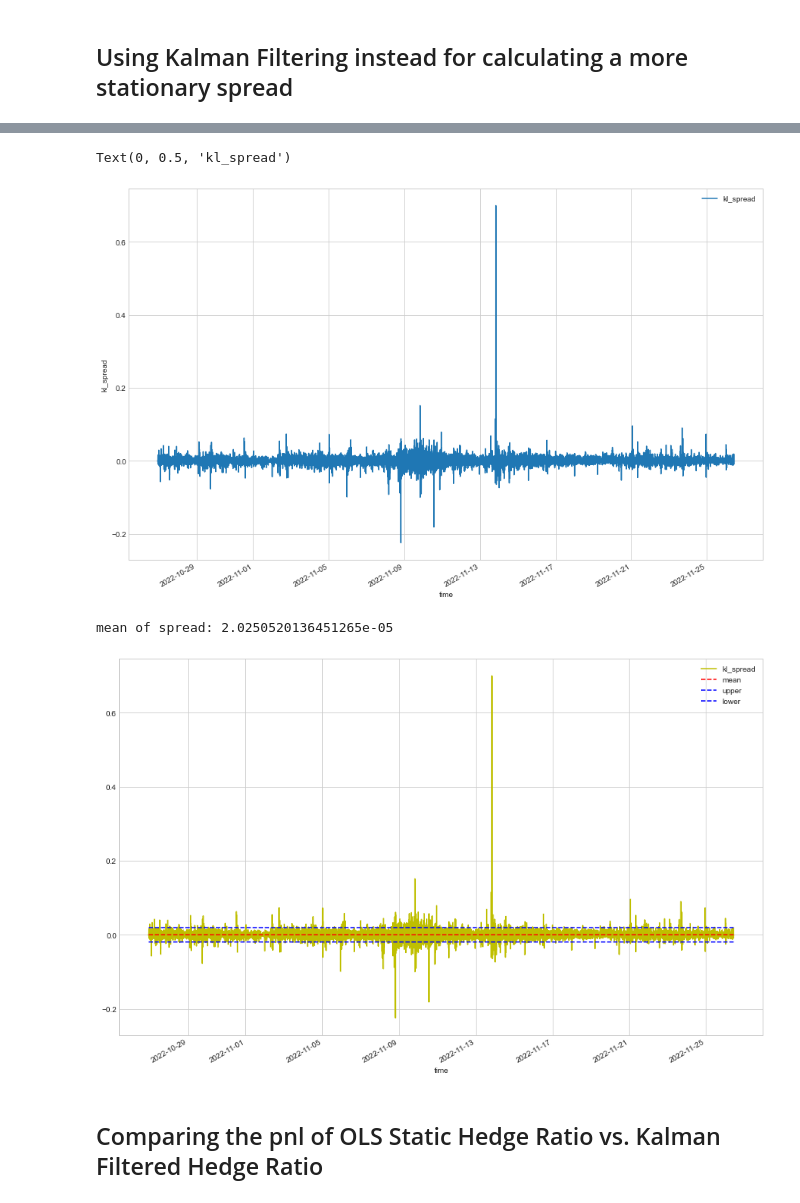
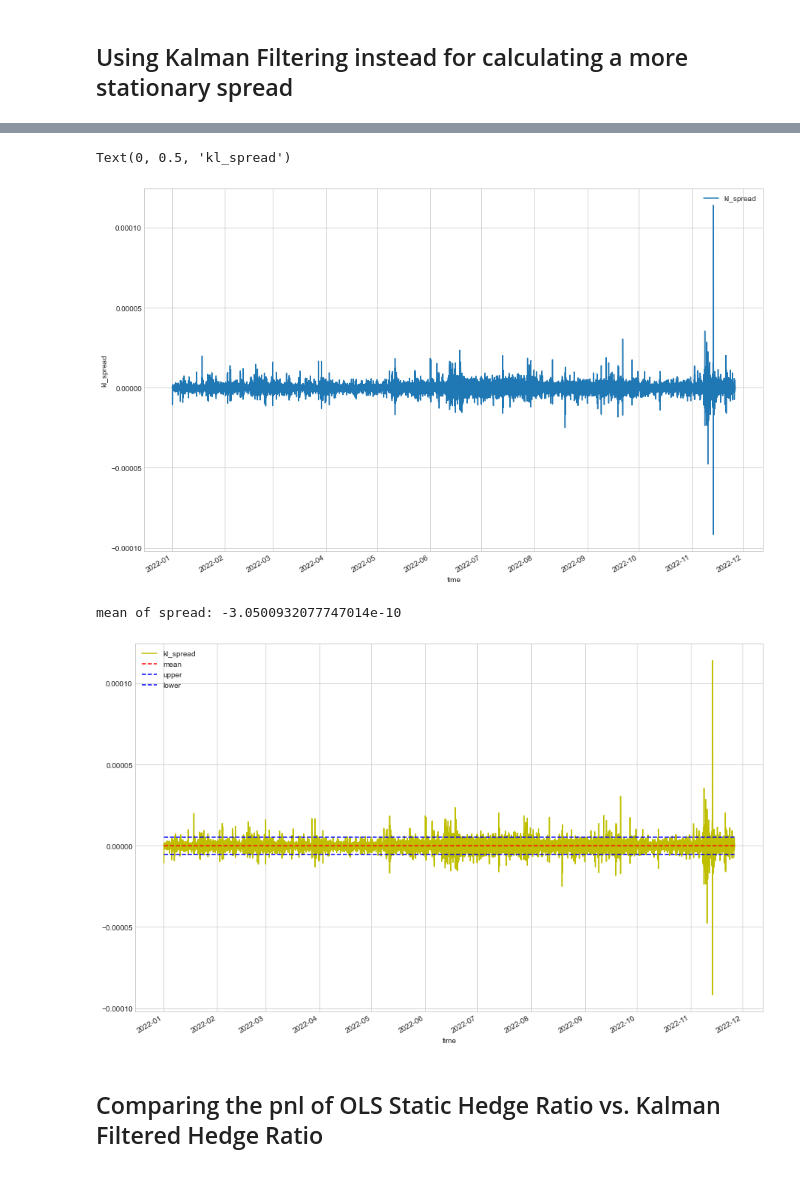
Before and after one commit to BabyChouSr/crypto-pairs-trading, a Jupyter notebook: Crypto Pairs Trading with Kalman Filtering Final.ipynb, the cells around one changed output, grey strips where cells are left out. Cells and saved outputs as stored; diff of their text form; code cells hidden in the pictures.

```diff
--- a/Crypto Pairs Trading with Kalman Filtering Final.ipynb
+++ b/Crypto Pairs Trading with Kalman Filtering Final.ipynb
@@ -307,7 +302,7 @@ kf = KalmanFilter(n_dim_obs=1, n_dim_state=2,
                   transition_matrices=np.eye(2),
                   observation_matrices=obs_mat,
                   observation_covariance=0.5,
-                  transition_covariance=1e-10 * np.eye(2))
+                  transition_covariance=1e-5 * np.eye(2))
 state_means, state_covs = kf.filter(np.exp(all_prices["neo_price"].values))
 slope=state_means[:, 0]
 intercept=state_means[:, 1]
@@ -324,22 +319,22 @@ Text(0, 0.5, 'intercept')
 # %%
-kl_spread = np.exp(all_prices["neo_price"].iloc[-43800:]) - np.exp(all_prices["btc_price"].iloc[-43800:]) * state_means[:,0][-43800:] - state_means[:,1][-43800:]
+kl_spread = np.exp(all_prices["neo_price"]) - np.exp(all_prices["btc_price"]) * state_means[:,0] - state_means[:,1]
 new_df = pd.DataFrame(kl_spread)
 new_df.columns = ['kl_spread']
 new_df.plot(figsize =(15,10))
 plt.ylabel('kl_spread')
 # %% [output]
 Text(0, 0.5, 'kl_spread')
-[figure, old version]
+[figure, new version]
 # %%
 mean = new_df['kl_spread'].mean()
 new_df['mean'] = new_df['kl_spread'].mean()
-new_df['upper'] = new_df['mean'] + 2*new_df['kl_spread'].std()
-new_df['lower'] = new_df['mean'] - 2*new_df['kl_spread'].std()
+new_df['upper'] = new_df['mean'] + 5*new_df['kl_spread'].std()
+new_df['lower'] = new_df['mean'] - 5*new_df['kl_spread'].std()
 new_df.plot(figsize =(15,10),style=['y', '--r', '--b', '--b'])
 print(f"mean of spread: {mean}")
 # %% [output]
-mean of spread: 2.0250520136451265e-05
+mean of spread: -3.0500932077747014e-10
-[figure, old version]
+[figure, new version]
 # %% [markdown]
 ## Comparing the pnl of OLS Static Hedge Ratio vs. Kalman Filtered Hedge Ratio ##
 # %%
```
Also changed, not shown: parts of 18 cells of this notebook.
